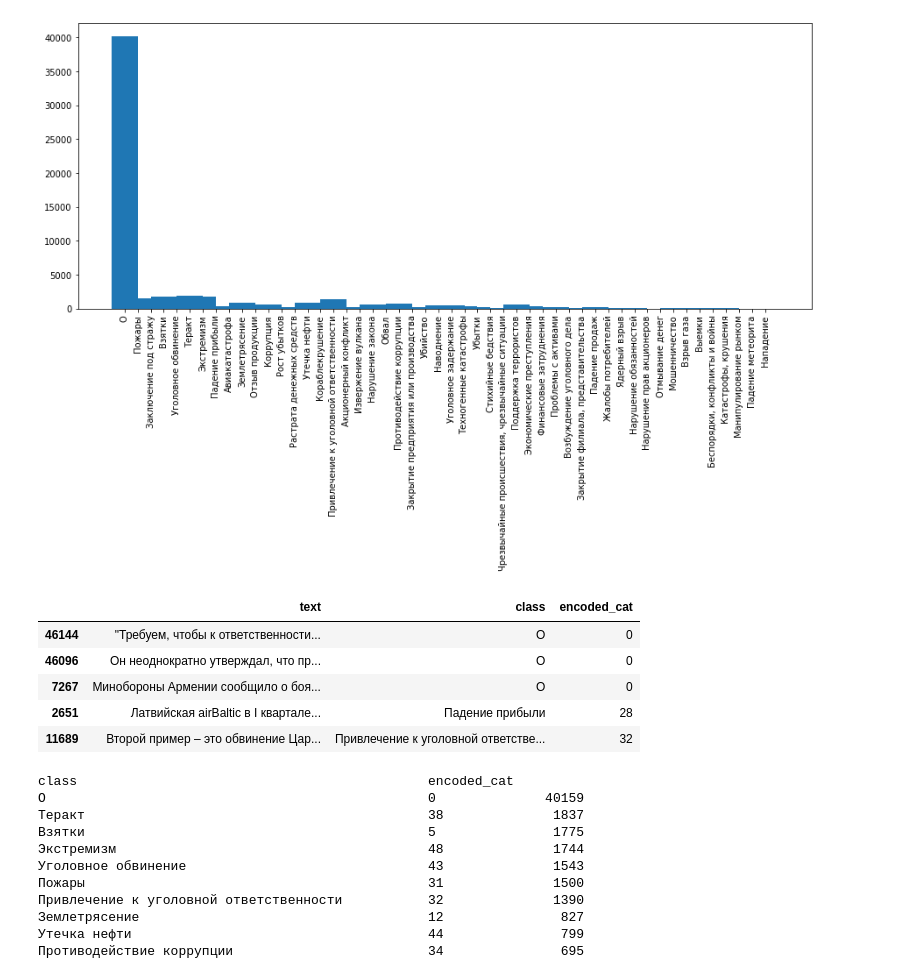
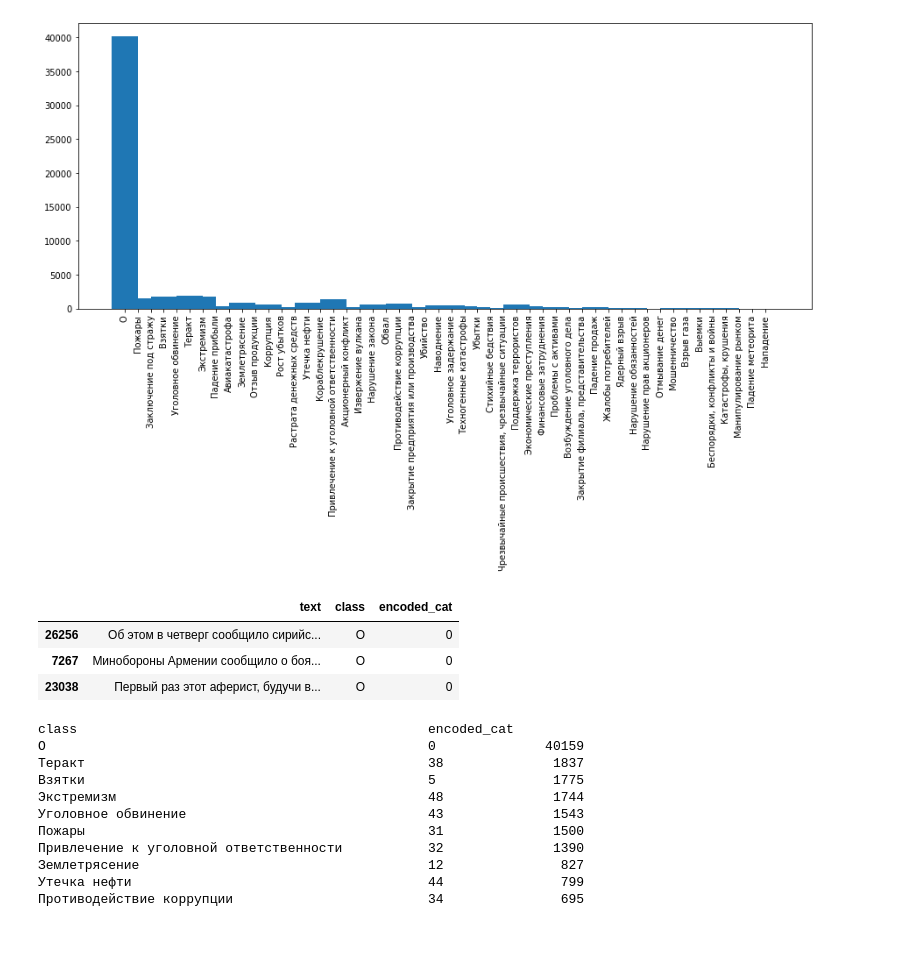
Before and after one commit to Stepan203/Diplom_SkillFactory, a Jupyter notebook: EDA.ipynb, the cells around one changed output. Saved outputs shown, nothing was run; the diff lists cells and outputs as text; code cells hidden in the pictures; blank space fills up the shorter version.

```diff
--- a/EDA.ipynb
+++ b/EDA.ipynb
@@ -126,17 +102,15 @@ plt.show()
 # %% [output]
 [figure]
 # %%
-# # Названия категорий переводим в числовой формат и записываем в отдельный столбец
+# Названия категорий переводим в числовой формат и записываем в отдельный столбец
 
 train['encoded_cat'] = train['class'].astype('category').cat.codes
-train.sample(5)
+train.sample(3)
 # %% [output]
 |  | text | class | encoded_cat |
-| 46144 | "Требуем, чтобы к ответственности... | O | 0 |
-| 46096 | Он неоднократно утверждал, что пр... | O | 0 |
+| 26256 | Об этом в четверг сообщило сирийс... | O | 0 |
 | 7267 | Минобороны Армении сообщило о боя... | O | 0 |
-| 2651 | Латвийская airBaltic в I квартале... | Падение прибыли | 28 |
-| 11689 | Второй пример – это обвинение Цар... | Привлечение к уголовной ответстве... | 32 |
+| 23038 | Первый раз этот аферист, будучи в... | O | 0 |
 # %%
 train[['class', 'encoded_cat']].value_counts()
 # %% [output]
```
Also changed, not shown: parts of 24 cells of this notebook.
